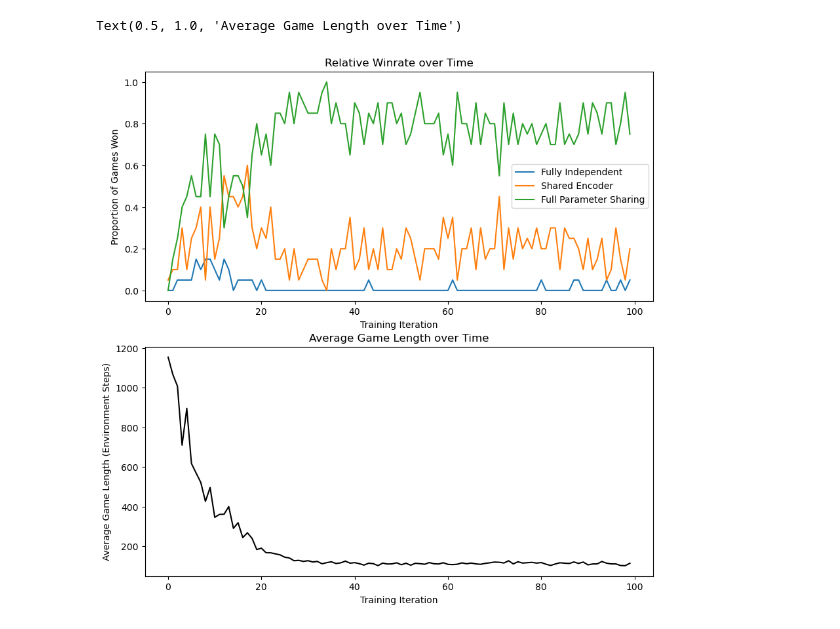
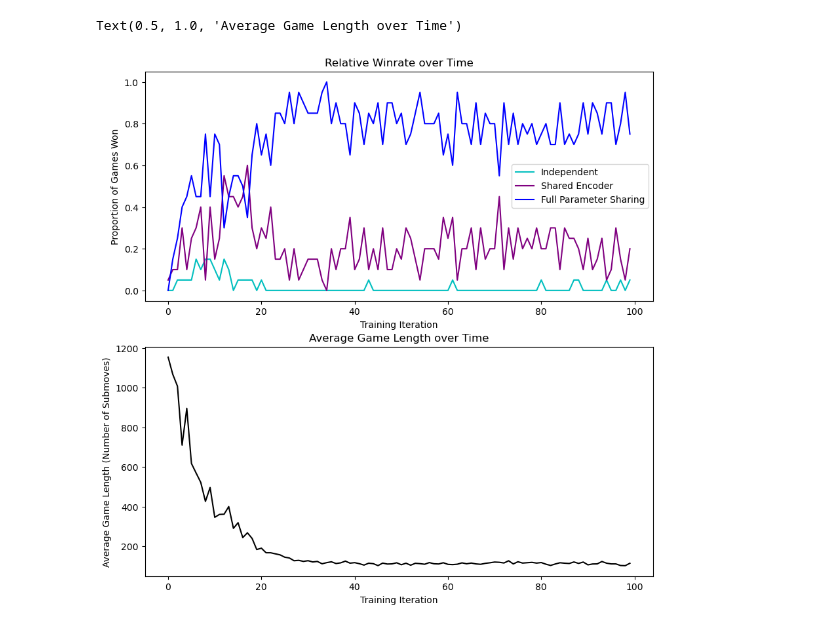
Before and after one commit to noahadhikari/pettingzoo-chinese-checkers, a Jupyter notebook: analysis/random_self_matches.ipynb, the cells around one changed output. Drawn from its saved outputs; the diff is of its cells as text; code cells hidden in the pictures.

```diff
--- a/analysis/random_self_matches.ipynb
+++ b/analysis/random_self_matches.ipynb
@@ -38,7 +38,7 @@ for i, result_list in enumerate(results.values()):
             pass
 
 
-m = {independent: "Fully Independent", shared_encoder: "Shared Encoder", fully_shared: "Full Parameter Sharing"}
+m = {independent: "Independent", shared_encoder: "Shared Encoder", fully_shared: "Full Parameter Sharing"}
 # fig, ax1 = plt.subplots()
 # # on the same plot, add another vertical axis
 # ax1.plot(avg_game_lengths, 'black', label='Avg Game Length', linestyle='--', alpha=0.5)
@@ -52,33 +52,39 @@ m = {independent: "Fully Independent", shared_encoder: "Shared Encoder", fully_s
 # ax2.set_ylabel("Proportion of Games Won")
 # ax2.legend()
 
 # separate plots
 fig, (ax1, ax2) = plt.subplots(2, 1, figsize=(10, 10))
 
+colors = {
+    independent: 'c',
+    shared_encoder: 'purple',
+    fully_shared: 'b',
+    trunc: 'black'
+}
 
 for player in winrates_over_time:
     if player != trunc:
-        ax1.plot(winrates_over_time[player], label=m[player])
+        ax1.plot(winrates_over_time[player], label=m[player], color=colors[player])
 
 ax2.plot(avg_game_lengths, 'black')
 
 
 ax1.set_xlabel("Training Iteration")
 ax1.set_ylabel("Proportion of Games Won")
 ax1.set_title("Relative Winrate over Time")
 
 ax1.legend()
 
 # move legend off plot
 # ax1.legend(bbox_to_anchor=(1.05, 1), loc='upper left', borderaxespad=0.)
 
 ax2.set_xlabel("Training Iteration")
-ax2.set_ylabel("Average Game Length (Environment Steps)")
+ax2.set_ylabel("Average Game Length (Number of Submoves)")
 
 ax2.set_title("Average Game Length over Time")
 
 
 # display side-by-side
 # %% [output]
 Text(0.5, 1.0, 'Average Game Length over Time')
-[figure, old version]
+[figure, new version]
```
Also changed, not shown: 1 other file.
